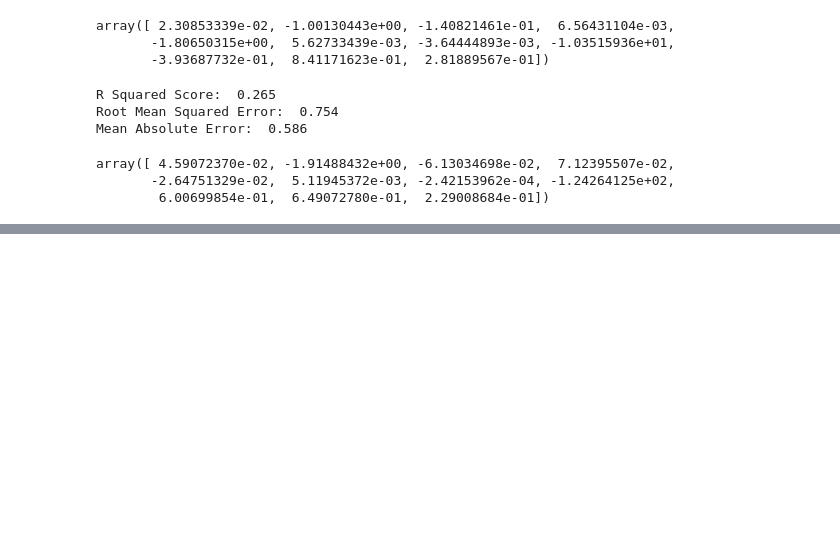
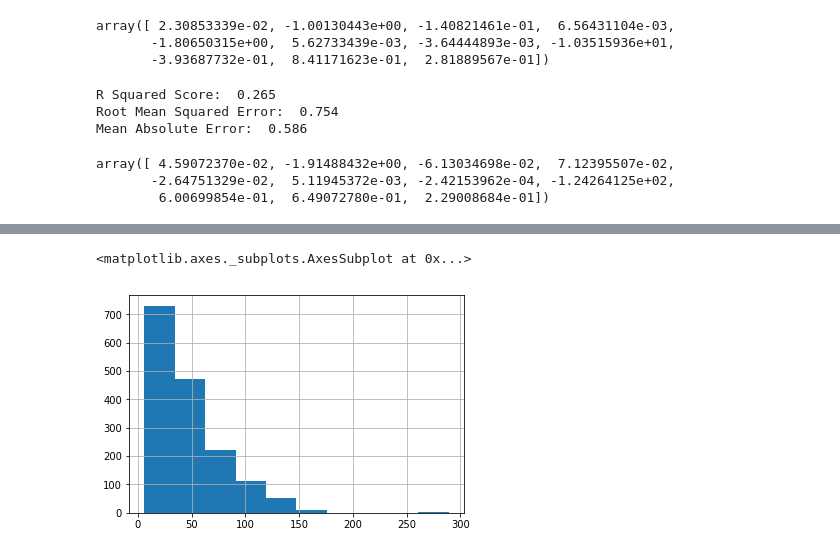
Before and after one commit to rohadhik/LinearRegression, a Jupyter notebook: Linear Regression Problem - Wine Quality Prediction.ipynb, the cells around one changed output, grey strips where cells are left out. Cells and saved outputs as stored; diff of their text form; code cells hidden in the pictures; blank space fills up the shorter version.

```diff
--- a/Linear Regression Problem - Wine Quality Prediction.ipynb
+++ b/Linear Regression Problem - Wine Quality Prediction.ipynb
@@ -424,0 +491,5 @@ array([ 4.59072370e-02, -1.91488432e+00, -6.13034698e-02,  7.12395507e-02,
+# %%
+red_wine_dataset['total sulfur dioxide'].hist()
+# %% [output]
+<matplotlib.axes._subplots.AxesSubplot at 0x...>
+[figure, added]
```
Also changed, not shown: parts of 28 cells of this notebook.
